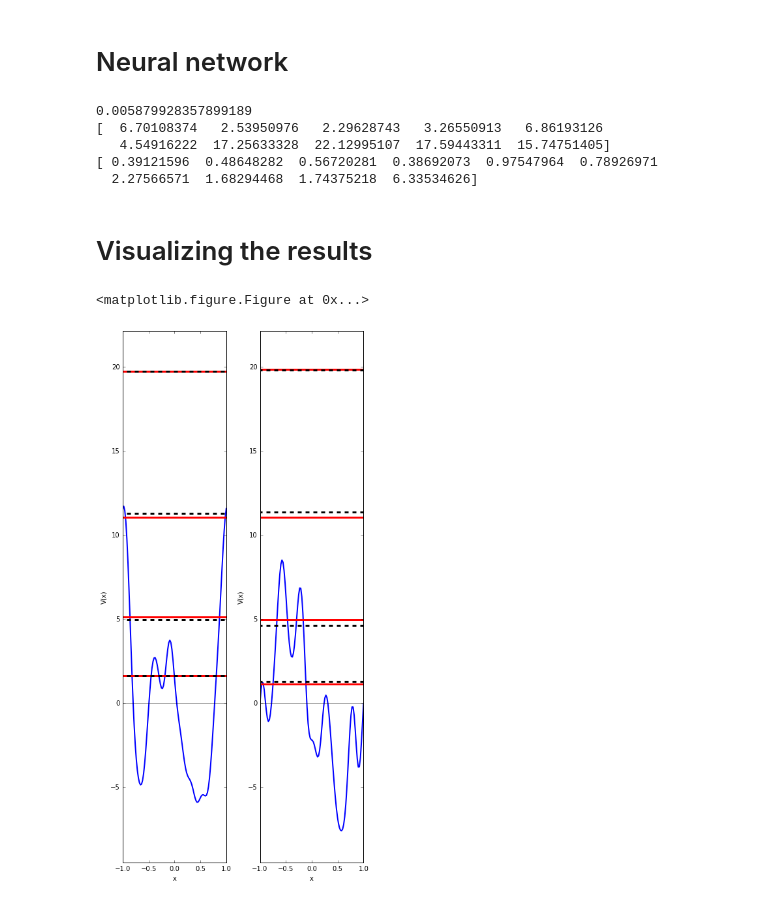
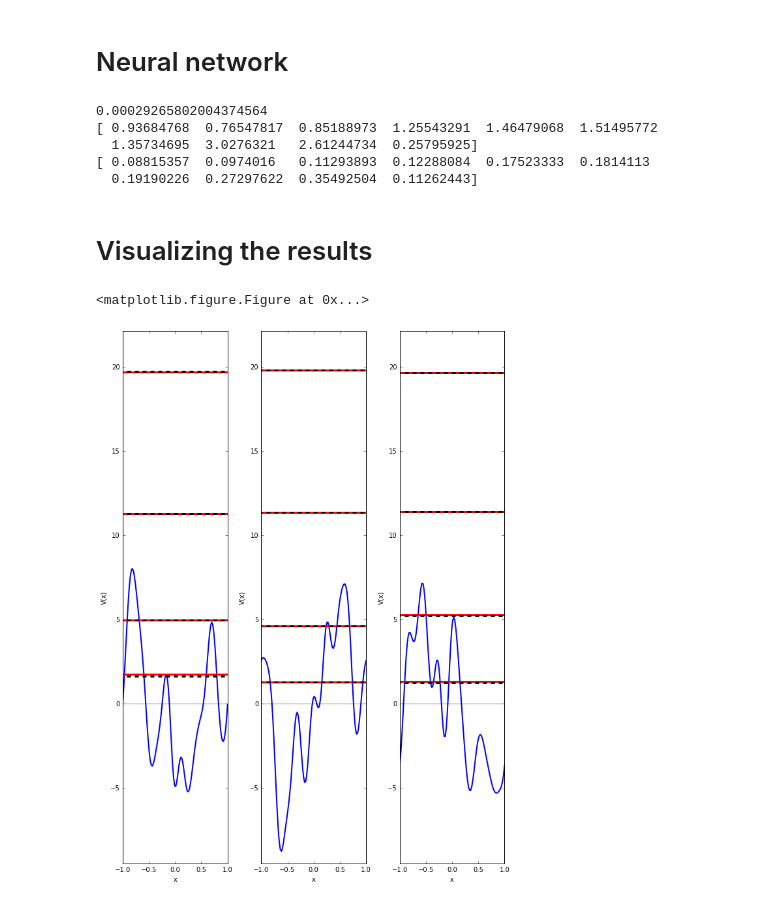
Before and after one commit to dhudsmith/qmnnet, a Jupyter notebook: jupyter/learn_FANN.ipynb, the cells around one changed output. Saved outputs shown, nothing was run; the diff lists cells and outputs as text; code cells hidden in the pictures.

Commit message:
better plots

```diff
--- a/jupyter/learn_FANN.ipynb
+++ b/jupyter/learn_FANN.ipynb
@@ -98,7 +98,7 @@ print(X_test_grid.shape, y_test.shape)
 # Model parameters
 connection_rate = 1
 learning_rate = 1
-desired_error = 0.008
+desired_error = 0.0003
 max_iterations = 5000
 iterations_between_reports = 20
 num_train = X_train.shape[0]
@@ -137,11 +137,11 @@ print(ann.get_MSE())
 print(np.mean(y_rel_err, axis = 0))
 print(np.mean(y_scaled_err, axis = 0))
 # %% [output]
-0.005879928357899189
-[  6.70108374   2.53950976   2.29628743   3.26550913   6.86193126
-   4.54916222  17.25633328  22.12995107  17.59443311  15.74751405]
-[ 0.39121596  0.48648282  0.56720281  0.38692073  0.97547964  0.78926971
-  2.27566571  1.68294468  1.74375218  6.33534626]
+0.00029265802004374564
+[ 0.93684768  0.76547817  0.85188973  1.25543291  1.46479068  1.51495772
+  1.35734695  3.0276321   2.61244734  0.25795925]
+[ 0.08815357  0.0974016   0.11293893  0.12288084  0.17523333  0.1814113
+  0.19190226  0.27297622  0.35492504  0.11262443]
 # %% [markdown]
 # Visualizing the results
 # %%
@@ -161,31 +161,31 @@ VCs = VC(ns,xs)
 Vgrid = np.dot(X_test[::,0:10],VSs) + np.dot(X_test[::,10::],VCs)
 # %%
 nrows = 1
-ncols = 2
+ncols = 3
 nplot = nrows * ncols
 Vints = randint(0,X_test.shape[0], nplot)
 Vplot = Vgrid[Vints,::]
 
 plt.clf()
 fig, axes = plt.subplots(nrows = nrows, ncols = ncols)
 fig.set_size_inches(3*ncols,12*nrows)
 subax = axes.flat
 
 for i in range(0,nplot):
         subax[i].plot(xs, Vplot[i], linewidth = 2)
         subax[i].axhline(y=0,xmin=-1,xmax=1, linestyle='solid' ,color = 'k', lw=0.5)
         for j in range(0, 4):
             subax[i].axhline(y=E0(j+1)+y_pred[i,j], xmin = -1, xmax = 1,
                              ls = 'solid', color = 'r', lw = 3)
             subax[i].axhline(y=E0(j+1)+y_test[i,j], xmin = -1, xmax = 1,
                              ls = 'dashed', color = 'k', lw =3)
 
         subax[i].set_xlabel("x")
         subax[i].set_ylabel("V(x)")
         subax[i].set_ylim((-3*np.sqrt(V20),7*np.sqrt(V20)))
 
 plt.tight_layout()
 plt.show()
 # %% [output]
 <matplotlib.figure.Figure at 0x...>
-[figure, old version]
+[figure, new version]
```
Also changed, not shown: 1 other file.
